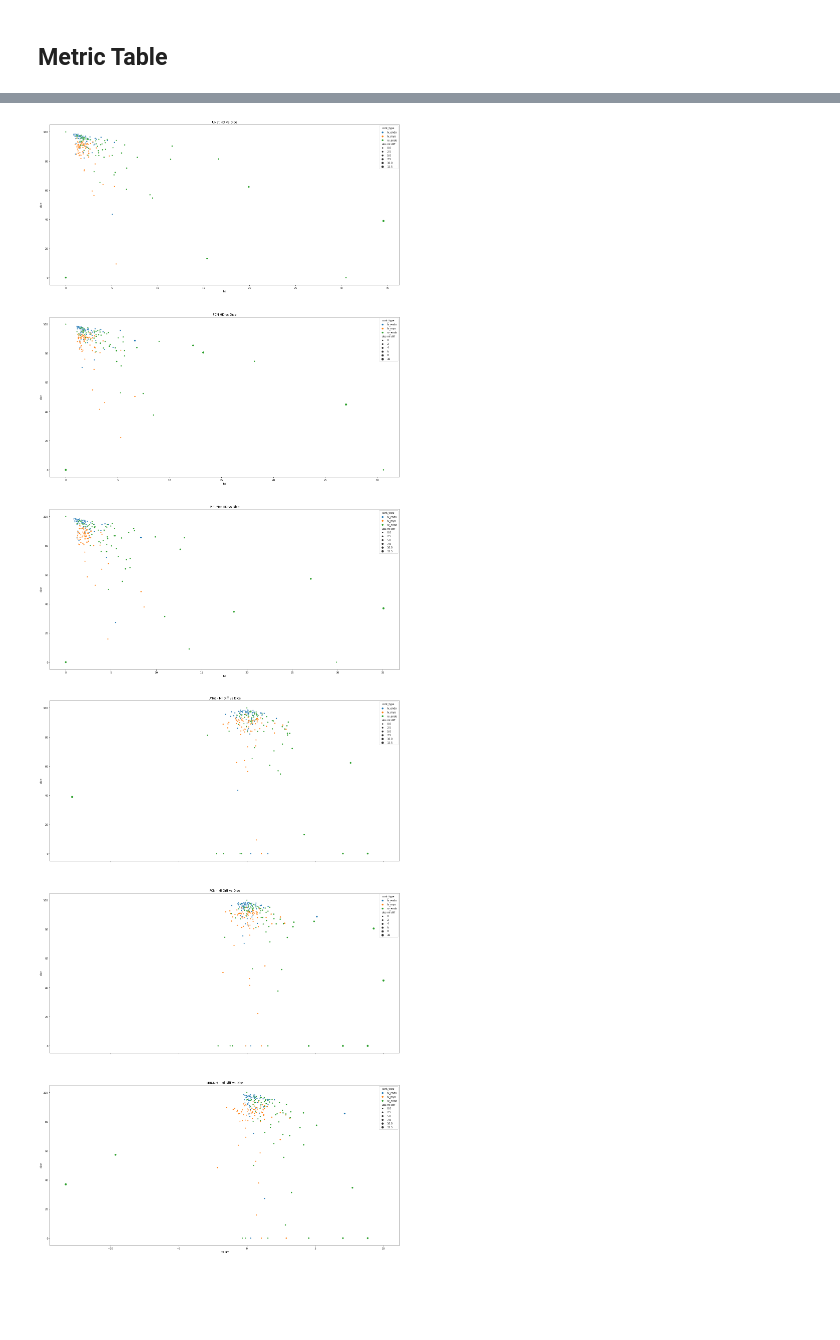
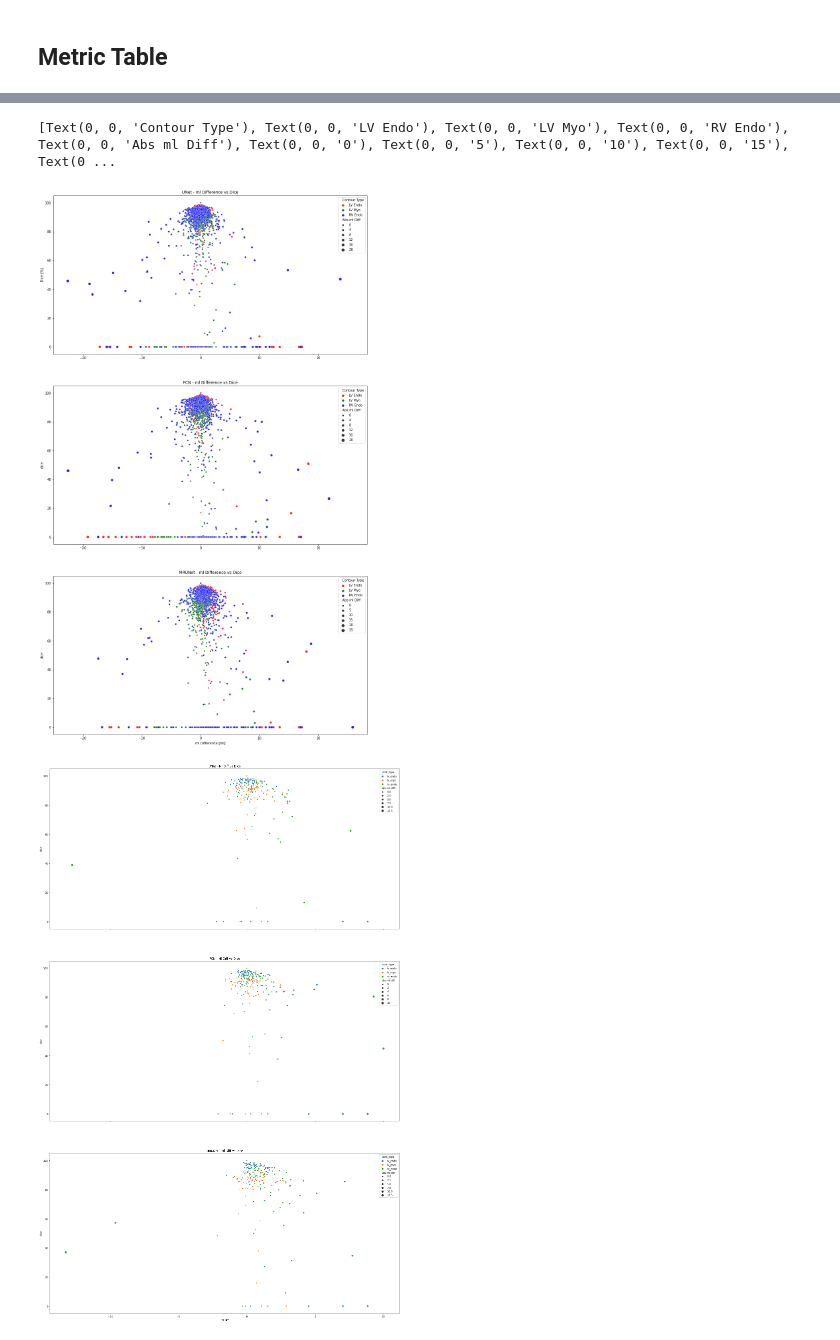
Before and after one commit to thadler/LazyLuna, a Jupyter notebook: Notebooks/ISMRM_Plots.ipynb, the cells around one changed output, grey strips where cells are left out. Cells and saved outputs as stored; diff of their text form; code cells hidden in the pictures; blank space fills up the shorter version.

```diff
--- a/Notebooks/ISMRM_Plots.ipynb
+++ b/Notebooks/ISMRM_Plots.ipynb
@@ -205,20 +234,36 @@ def plottable_per_network(table):
 # %%
 unet_plottable   = plottable_per_network(unet_table)
 fcn_plottable    = plottable_per_network(fcn_table)
 mrunet_plottable = plottable_per_network(mrunet_table)
 
-fig, axes = plt.subplots(3,1,figsize=(25,40))
+colors = ["#FF2020", "#208020", "#2020FF"]# Set your custom color palette
+customPalette = sns.set_palette(sns.color_palette(colors))
+
+fig, axes = plt.subplots(3,1,figsize=(17,30), sharex=True, sharey=True)
 for i in range(3):
-    axes[i].set_title(['UNet', 'FCN', 'MRUNet'][i] + ' HD vs Dice')
-sns.scatterplot(ax=axes[0], data=unet_plottable, x='hd', y='dice',
-                size='abs ml diff', hue='cont_type', picker=4)
-sns.scatterplot(ax=axes[1], data=fcn_plottable, x='hd', y='dice',
-                size='abs ml diff', hue='cont_type', picker=4)
-sns.scatterplot(ax=axes[2], data=mrunet_plottable, x='hd', y='dice',
-                size='abs ml diff', hue='cont_type', picker=4)
+    axes[i].set_title(['UNet', 'FCN', 'MRUNet'][i] + ' - ml Difference vs Dice')
+sns.scatterplot(ax=axes[0], data=unet_plottable, x='ml diff', y='dice',
+                size='abs ml diff', hue='cont_type', picker=4, palette=customPalette)
+sns.scatterplot(ax=axes[1], data=fcn_plottable, x='ml diff', y='dice',
+                size='abs ml diff', hue='cont_type', picker=4, palette=customPalette)
+sns.scatterplot(ax=axes[2], data=mrunet_plottable, x='ml diff', y='dice',
+                size='abs ml diff', hue='cont_type', picker=4, palette=customPalette)
+axes[0].set_ylabel('Dice [%]')
+axes[2].set_xlabel('ml Difference [ml]')
+axes[0].xaxis.set_tick_params(which='both', labelbottom=True)
+axes[1].xaxis.set_tick_params(which='both', labelbottom=True)
+
+for i in range(3):
+    leg = axes[i].axes.get_legend()
+    for t, l in zip(leg.texts, ['Contour Type', 'LV Endo', 'LV Myo', 'RV Endo', 'Abs ml Diff']):
+        t.set_text(l)
+
+print(leg.texts)
+
 plt.show()
 # %% [output]
+[Text(0, 0, 'Contour Type'), Text(0, 0, 'LV Endo'), Text(0, 0, 'LV Myo'), Text(0, 0, 'RV Endo'), Text(0, 0, 'Abs ml Diff'), Text(0, 0, '0'), Text(0, 0, '5'), Text(0, 0, '10'), Text(0, 0, '15'), Text(0 ...
-[figure, old version]
+[figure, new version]
 # %%
 unet_plottable   = plottable_per_network(unet_table)
 fcn_plottable    = plottable_per_network(fcn_table)
```
Also changed, not shown: parts of 4 cells of this notebook, 3 other files.
